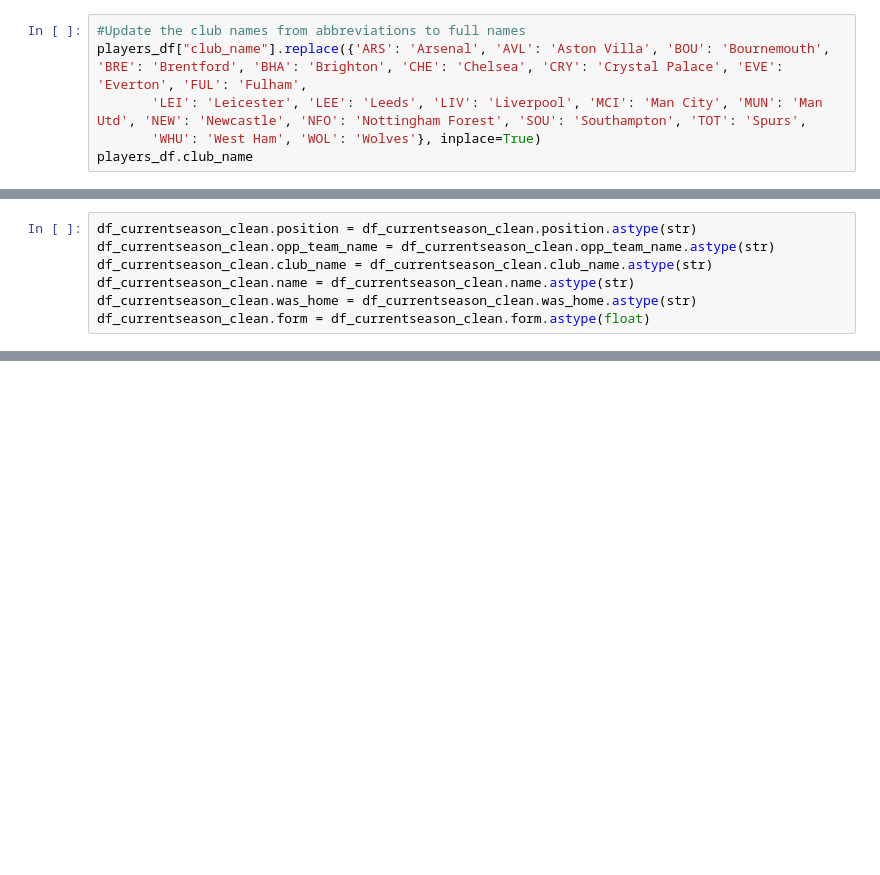
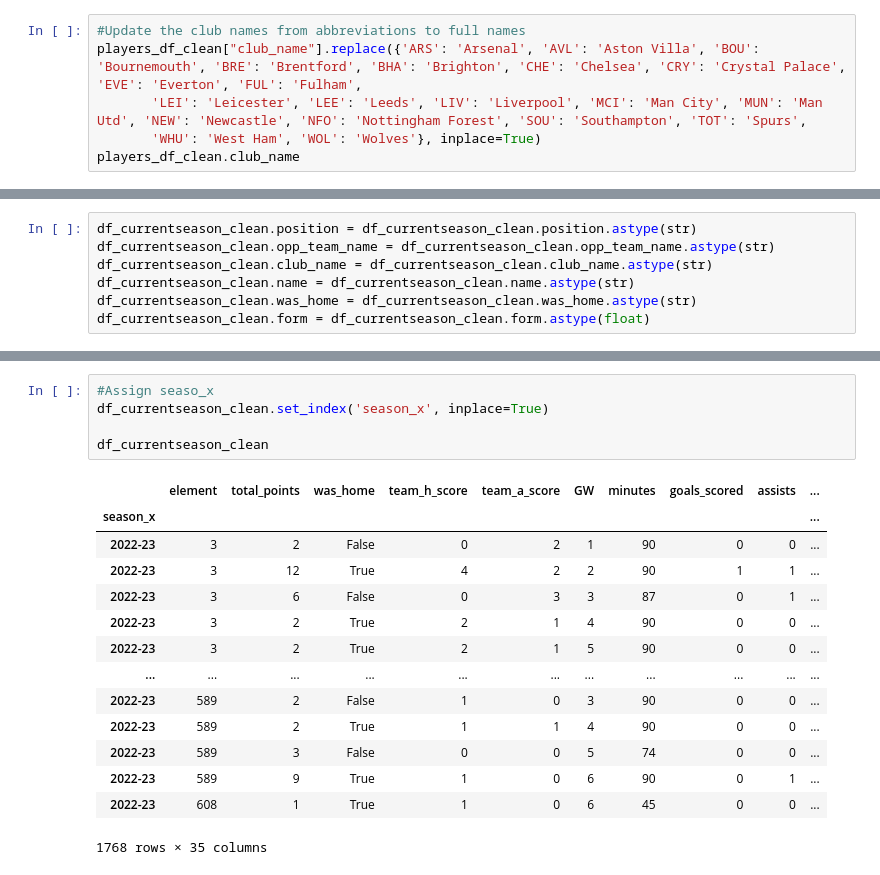
Before and after one commit to laniyadapo/FantasyPremierLeague, a Jupyter notebook: fantasy_test.ipynb, the cells around one changed output, grey strips where cells are left out. Drawn from its saved outputs; the diff is of its cells as text; blank space fills up the shorter version.

```diff
--- a/fantasy_test.ipynb
+++ b/fantasy_test.ipynb
@@ -597,9 +88,9 @@ players_df['position'] = players_df['element_type'].map(positions)
 # %%
 #Update the club names from abbreviations to full names
-players_df["club_name"].replace({'ARS': 'Arsenal', 'AVL': 'Aston Villa', 'BOU': 'Bournemouth', 'BRE': 'Brentford', 'BHA': 'Brighton', 'CHE': 'Chelsea', 'CRY': 'Crystal Palace', 'EVE': 'Everton', 'FUL': 'Fulham',
+players_df_clean["club_name"].replace({'ARS': 'Arsenal', 'AVL': 'Aston Villa', 'BOU': 'Bournemouth', 'BRE': 'Brentford', 'BHA': 'Brighton', 'CHE': 'Chelsea', 'CRY': 'Crystal Palace', 'EVE': 'Everton', 'FUL': 'Fulham',
        'LEI': 'Leicester', 'LEE': 'Leeds', 'LIV': 'Liverpool', 'MCI': 'Man City', 'MUN': 'Man Utd', 'NEW': 'Newcastle', 'NFO': 'Nottingham Forest', 'SOU': 'Southampton', 'TOT': 'Spurs',
        'WHU': 'West Ham', 'WOL': 'Wolves'}, inplace=True)
-players_df.club_name
+players_df_clean.club_name
 # %% [output]
 0      Arsenal
 1      Arsenal
@@ -848,3 +351,23 @@ memory usage: 497.2+ KB
+# %%
+#Assign seaso_x
+df_currentseason_clean.set_index('season_x', inplace=True)
+
+df_currentseason_clean
+# %% [output]
+|  | element | total_points | was_home | team_h_score | team_a_score | GW | minutes | goals_scored | assists | ... |
+| season_x |  |  |  |  |  |  |  |  |  | ... |
+| 2022-23 | 3 | 2 | False | 0 | 2 | 1 | 90 | 0 | 0 | ... |
+| 2022-23 | 3 | 12 | True | 4 | 2 | 2 | 90 | 1 | 1 | ... |
+| 2022-23 | 3 | 6 | False | 0 | 3 | 3 | 87 | 0 | 1 | ... |
+| 2022-23 | 3 | 2 | True | 2 | 1 | 4 | 90 | 0 | 0 | ... |
+| 2022-23 | 3 | 2 | True | 2 | 1 | 5 | 90 | 0 | 0 | ... |
+| ... | ... | ... | ... | ... | ... | ... | ... | ... | ... | ... |
+| 2022-23 | 589 | 2 | False | 1 | 0 | 3 | 90 | 0 | 0 | ... |
+| 2022-23 | 589 | 2 | True | 1 | 1 | 4 | 90 | 0 | 0 | ... |
+| 2022-23 | 589 | 3 | False | 0 | 0 | 5 | 74 | 0 | 0 | ... |
+| 2022-23 | 589 | 9 | True | 1 | 0 | 6 | 90 | 0 | 1 | ... |
+| 2022-23 | 608 | 1 | True | 1 | 0 | 6 | 45 | 0 | 0 | ... |
+1768 rows × 35 columns
 # %%
 df_currentseason_clean[['name', 'club_name', 'element', 'opp_team_name', 'form', 'total_points', 'team_h_score', 'team_a_score', 'GW', 'was_home']].head()
 # %% [output]
```
Also changed, not shown: parts of 85 cells of this notebook.
